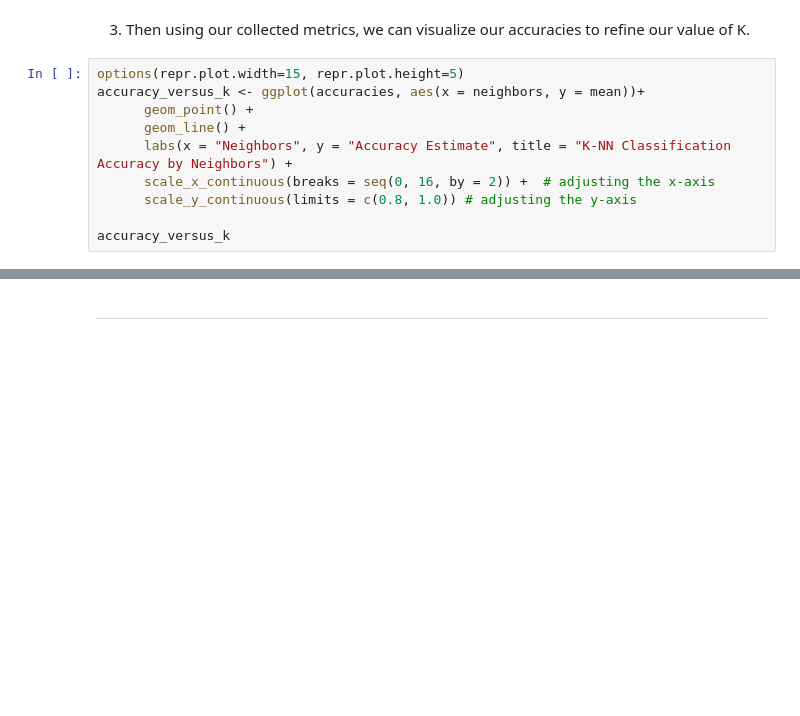
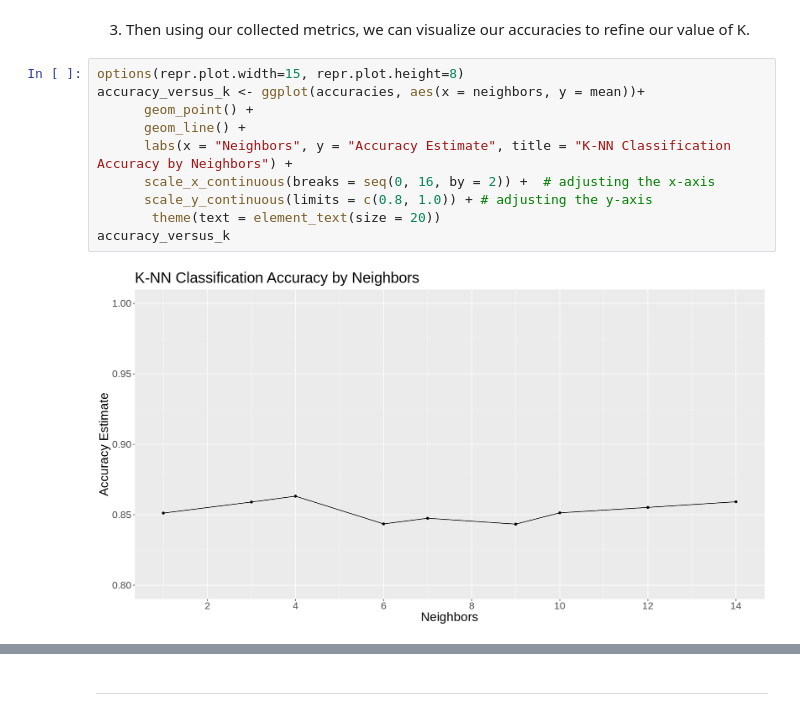
Before and after one commit to calamari99/Facebook-Post-Predictor, a Jupyter notebook: main.ipynb, the cells around one changed output, grey strips where cells are left out. Drawn from its saved outputs; the diff is of its cells as text; blank space fills up the shorter version.

```diff
--- a/main.ipynb
+++ b/main.ipynb
@@ -302,15 +490,17 @@ accuracies
 # %% [markdown]
 3. Then using our collected metrics, we can visualize our accuracies to refine our value of K.
 # %%
-options(repr.plot.width=15, repr.plot.height=5)
+options(repr.plot.width=15, repr.plot.height=8)
 accuracy_versus_k <- ggplot(accuracies, aes(x = neighbors, y = mean))+
       geom_point() +
       geom_line() +
       labs(x = "Neighbors", y = "Accuracy Estimate", title = "K-NN Classification Accuracy by Neighbors") +
       scale_x_continuous(breaks = seq(0, 16, by = 2)) +  # adjusting the x-axis
-      scale_y_continuous(limits = c(0.8, 1.0)) # adjusting the y-axis
-
+      scale_y_continuous(limits = c(0.8, 1.0)) + # adjusting the y-axis
+       theme(text = element_text(size = 20))
 accuracy_versus_k
+# %% [output]
+[figure, added]
 # %%
 most_accurate_k <- knn_results %>% filter(.metric == "accuracy") %>% arrange(desc(mean)) %>% slice(1)
 most_accurate_k
```
Also changed, not shown: parts of 24 cells of this notebook.
